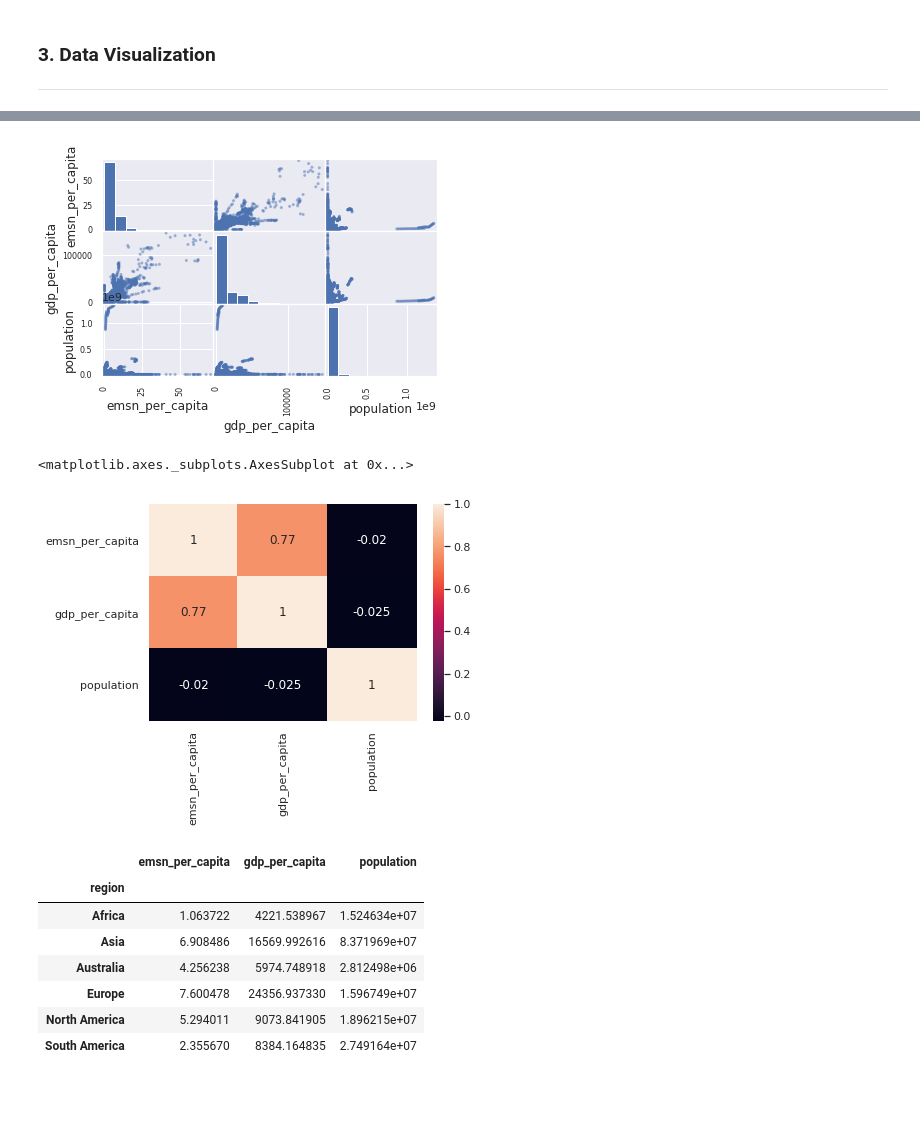
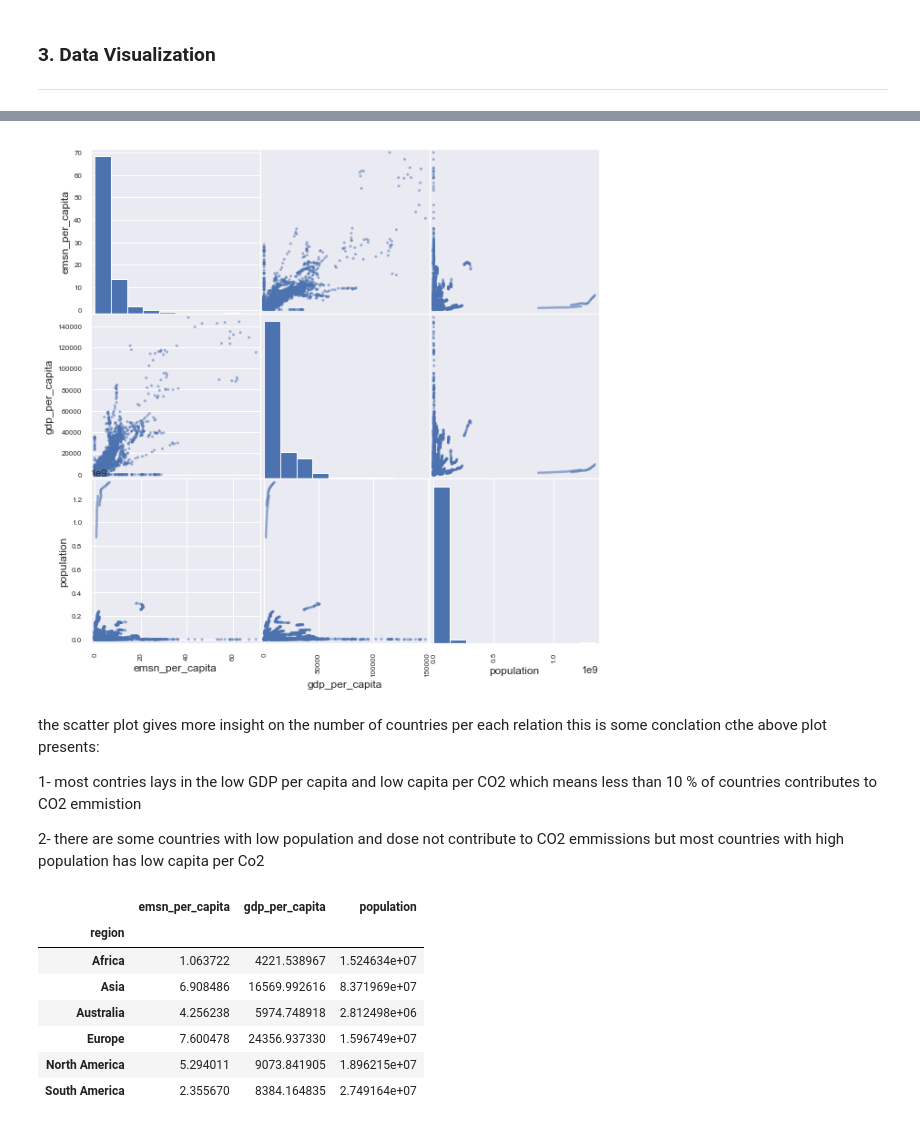
Before and after one commit to wiggs555/cse7324project, a Jupyter notebook: Project1/Project1.ipynb, the cells around one changed output, grey strips where cells are left out. Drawn from its saved outputs; the diff is of its cells as text; code cells hidden in the pictures; blank space fills up the shorter version.

```diff
--- a/Project1/Project1.ipynb
+++ b/Project1/Project1.ipynb
@@ -34,10 +35,10 @@ warnings.simplefilter('ignore', category=DeprecationWarning)
 %matplotlib inline
 # %%
 # read in data to data frames
-co2sec = pd.read_csv("data/global-carbon-dioxide-emissions-by-sector-gg-co.csv")
-cumco2 = pd.read_csv("data/share-of-cumulative-co2.csv")
-co2gdp = pd.read_csv("data/co-emissions-per-capita-vs-gdp-per-capita-international-.csv")
-country_region = pd.read_csv("data/countries_regions.csv")
+co2sec = pd.read_csv("C:/Users/sulem/Desktop/pyton mach/data/global-carbon-dioxide-emissions-by-sector-gg-co.csv")
+cumco2 = pd.read_csv("C:/Users/sulem/Desktop/pyton mach/data/share-of-cumulative-co2.csv")
+co2gdp = pd.read_csv("C:/Users/sulem/Desktop/pyton mach/data/co-emissions-per-capita-vs-gdp-per-capita-international-.csv")
+country_region = pd.read_csv("C:/Users/sulem/Desktop/pyton mach/data/countries_regions.csv")
 
 # separate country and regional data
 co2sec_reg = co2sec[pd.isna(co2sec['Code'])]
@@ -141,6 +142,10 @@ msno.matrix(country_comb)
 country_comb = country_comb.merge(country_region, left_on=['cntry_code'], right_on=['cntry_code'])
 country_comb.drop(['country_y'], axis=1, inplace = True)
 country_comb.columns = ['cntry_code', 'year', 'gbl_emsn_pct', 'emsn_per_capita', 'gdp_per_capita', 'population', 'country', 'emsn_transport', 'emsn_forestry', 'emsn_energy','emsn_other', 'emsn_land', 'emsn_waste', 'emsn_residential', 'emsn_industry', 'emsn_agriculture', 'region']
+
+numerics = ['int16', 'int32', 'int64', 'float16', 'float32', 'float64']
+for c in [c for c in country_comb.columns if country_comb[c].dtype in numerics]:
+    country_comb[c] = country_comb[c].abs()
 # %% [output]
 0 records missing from cntry_code.
 0 records missing from year.
@@ -233,16 +287,15 @@ alt.Chart(country_comb).mark_area().encode(
 # %%
 # scatter matrix
-ax = scatter_matrix(country_comb[['emsn_per_capita', 'gdp_per_capita', 'population']])
+ax = scatter_matrix(country_comb[['emsn_per_capita', 'gdp_per_capita', 'population']],figsize=(10, 10))
 plt.show()
 # %% [output]
-[figure, old version]
+[figure, new version]
-# %%
-# heatmap of emission per capita
-cmap = sns.set(style="darkgrid")
-sns.heatmap(country_comb[['emsn_per_capita', 'gdp_per_capita', 'population']].corr(), cmap=cmap, annot=True)
-# %% [output]
-<matplotlib.axes._subplots.AxesSubplot at 0x...>
-[figure, removed]
+# %% [markdown]
+the scatter plot gives more insight on the number of countries per each relation this is some conclation cthe above plot presents:
+
+ 1- most contries lays in the low GDP per capita and low capita per CO2 which means less than 10 % of countries contributes to CO2 emmistion
+
+ 2- there are some countries with low population and dose not contribute to CO2 emmissions but most countries with high population has low capita per Co2
 # %%
 # pivot table
 country_comb.pivot_table(values=['emsn_per_capita', 'gdp_per_capita', 'population'],index='region', aggfunc={'emsn_per_capita': np.mean, 'gdp_per_capita': np.mean, 'population': np.mean})
```
Also changed, not shown: parts of 18 cells of this notebook.
